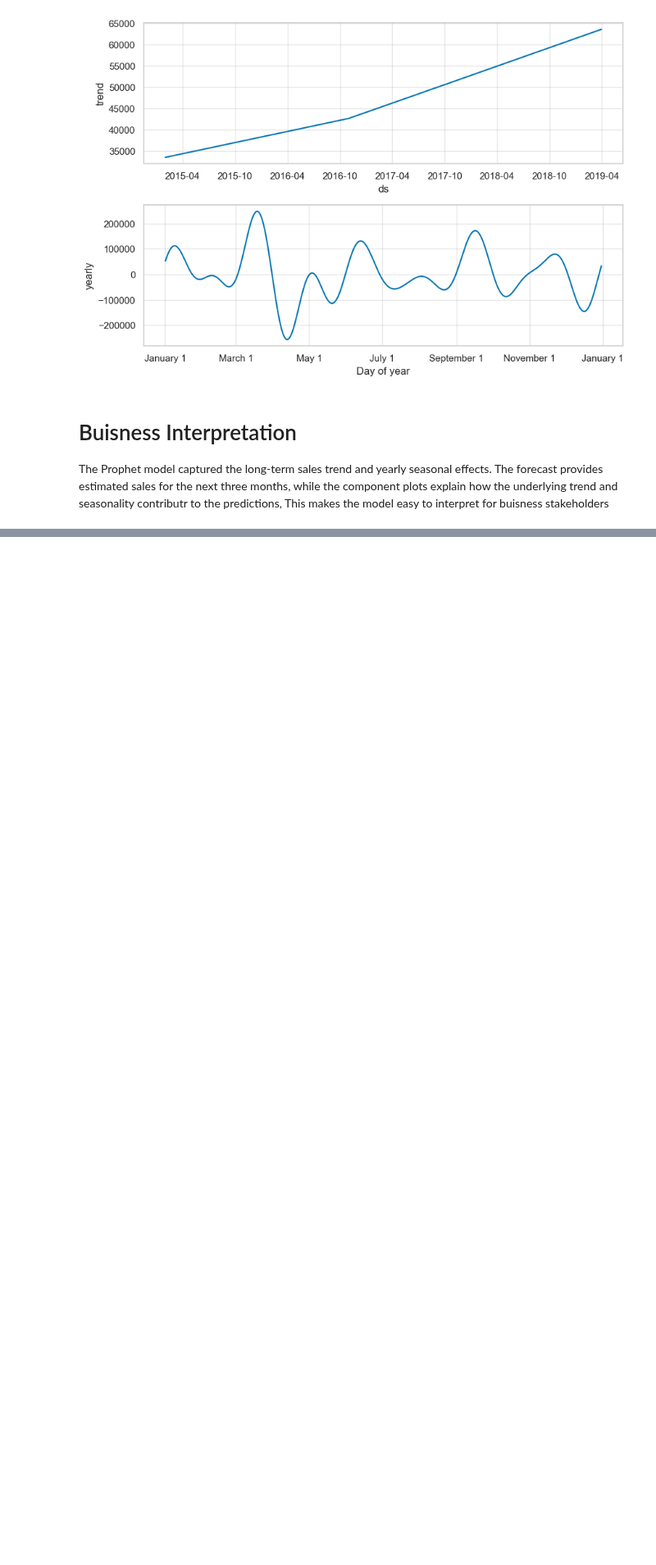
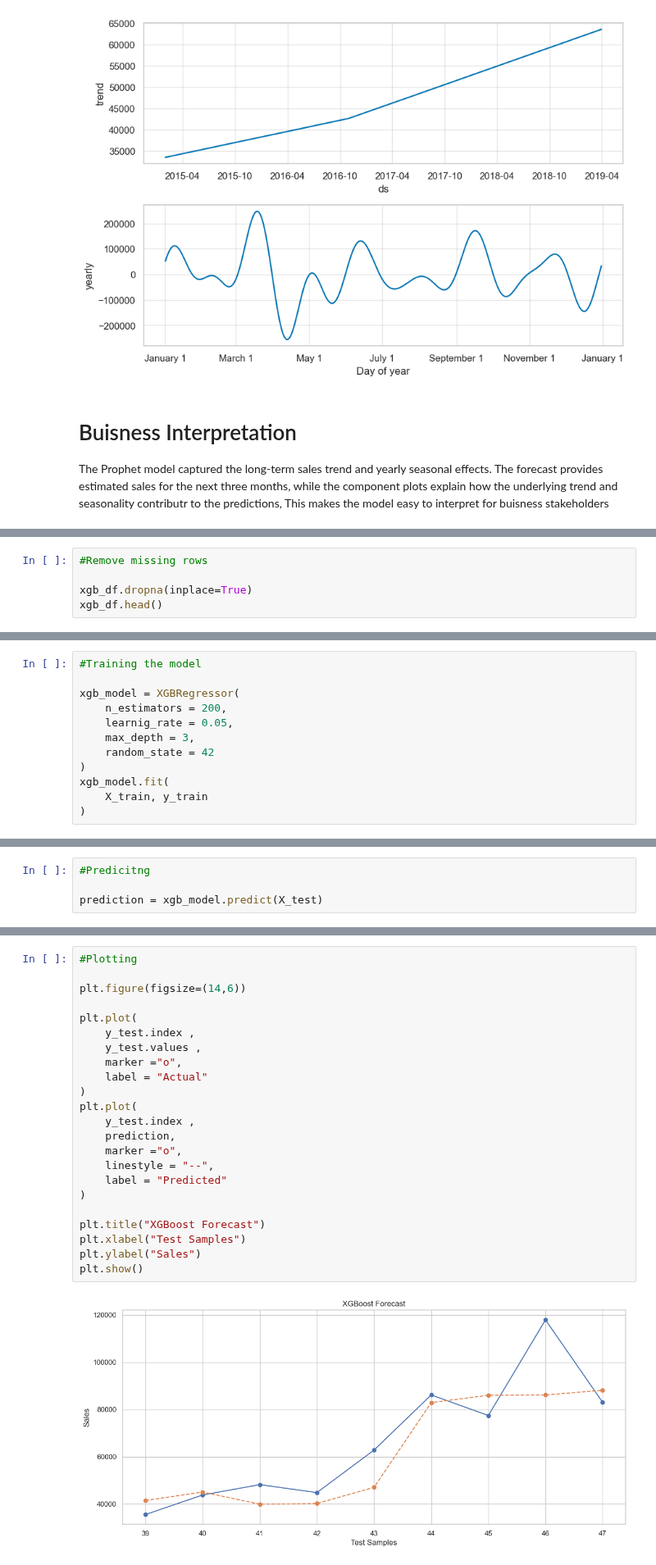
Before and after one commit to Aanya2806/sales-demand-intelligence-system, a Jupyter notebook: analysis.ipynb, the cells around one changed output, grey strips where cells are left out. Shown at 82% size. Cells and saved outputs as stored; diff of their text form; blank space fills up the shorter version.

Commit message:
TASK 3C: Implemented XGBoost forecasting

```diff
--- a/analysis.ipynb
+++ b/analysis.ipynb
@@ -866,0 +918,5 @@ The Prophet model captured the long-term sales trend and yearly seasonal effects
+# %%
+#Remove missing rows
+
+xgb_df.dropna(inplace=True)
+xgb_df.head()
@@ -866,0 +945,12 @@ The Prophet model captured the long-term sales trend and yearly seasonal effects
+# %%
+#Training the model
+
+xgb_model = XGBRegressor(
+    n_estimators = 200,
+    learnig_rate = 0.05,
+    max_depth = 3,
+    random_state = 42
+)
+xgb_model.fit(
+    X_train, y_train
+)
@@ -866,0 +969,4 @@ The Prophet model captured the long-term sales trend and yearly seasonal effects
+# %%
+#Predicitng
+
+prediction = xgb_model.predict(X_test)
@@ -866,0 +995,25 @@ The Prophet model captured the long-term sales trend and yearly seasonal effects
+# %%
+#Plotting
+
+plt.figure(figsize=(14,6))
+
+plt.plot(
+    y_test.index ,
+    y_test.values ,
+    marker ="o",
+    label = "Actual"
+)
+plt.plot(
+    y_test.index ,
+    prediction,
+    marker ="o",
+    linestyle = "--",
+    label = "Predicted"
+)
+
+plt.title("XGBoost Forecast")
+plt.xlabel("Test Samples")
+plt.ylabel("Sales")
+plt.show()
+# %% [output]
+[figure, added]
```
Also changed, not shown: parts of 20 cells of this notebook.
